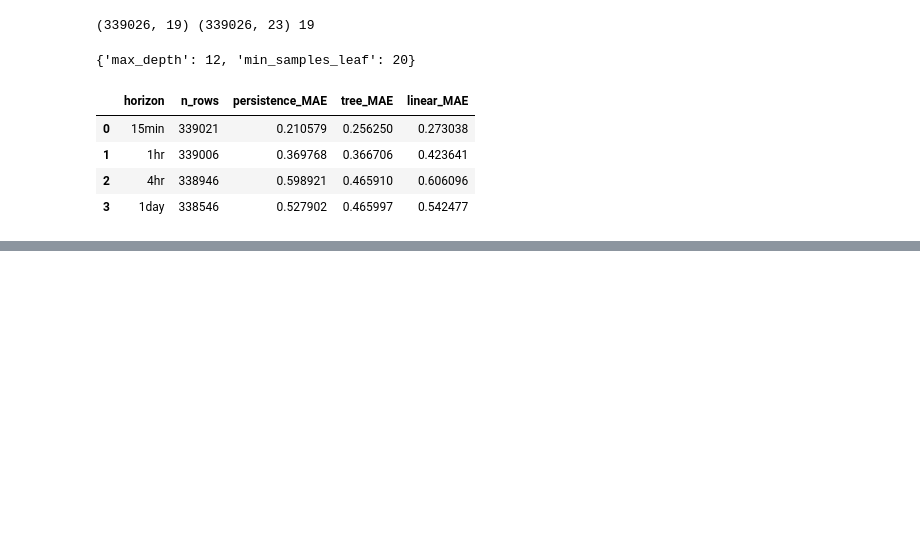
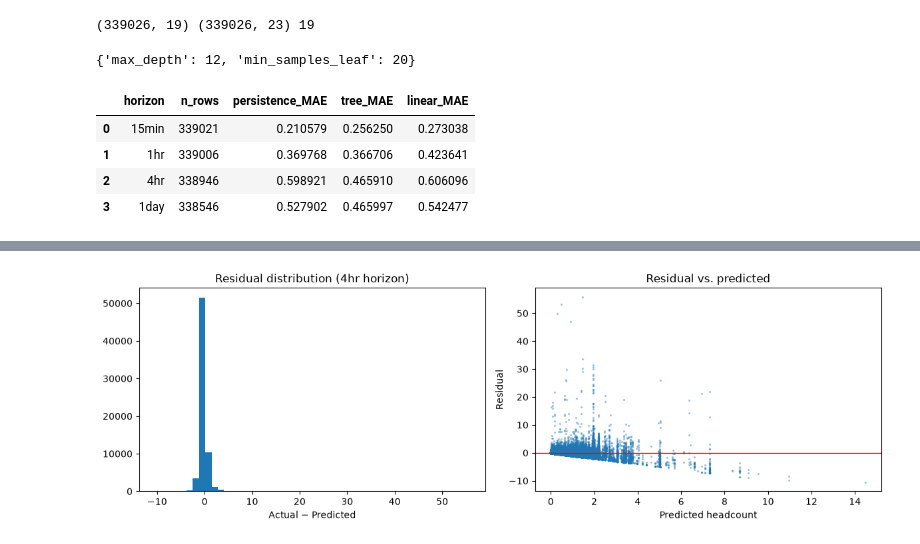
Before and after one commit to OscarPayne28/3001-OCCUPANCY-PROJECT, a Jupyter notebook: notebooks/02_modelling.ipynb, the cells around one changed output, grey strips where cells are left out. Cells and saved outputs as stored; diff of their text form; code cells hidden in the pictures; blank space fills up the shorter version.

```diff
--- a/notebooks/02_modelling.ipynb
+++ b/notebooks/02_modelling.ipynb
@@ -630,0 +685,18 @@ pd.DataFrame(results)
+# %%
+residuals = plot_df.loc[~is_train, "actual_4hr"] - plot_df.loc[~is_train, "predicted_4hr"]
+
+fig, axes = plt.subplots(1, 2, figsize=(12, 4))
+axes[0].hist(residuals, bins=50)
+axes[0].set_title("Residual distribution (4hr horizon)")
+axes[0].set_xlabel("Actual − Predicted")
+
+axes[1].scatter(plot_df.loc[~is_train, "predicted_4hr"], residuals, s=2, alpha=0.3)
+axes[1].axhline(0, color="red", linewidth=1)
+axes[1].set_xlabel("Predicted headcount")
+axes[1].set_ylabel("Residual")
+axes[1].set_title("Residual vs. predicted")
+plt.tight_layout()
+plt.savefig("../report/residuals_4hr.png", dpi=150)
+plt.show()
+# %% [output]
+[figure, added]
```
Also changed, not shown: parts of 5 cells of this notebook, 5 other files.
